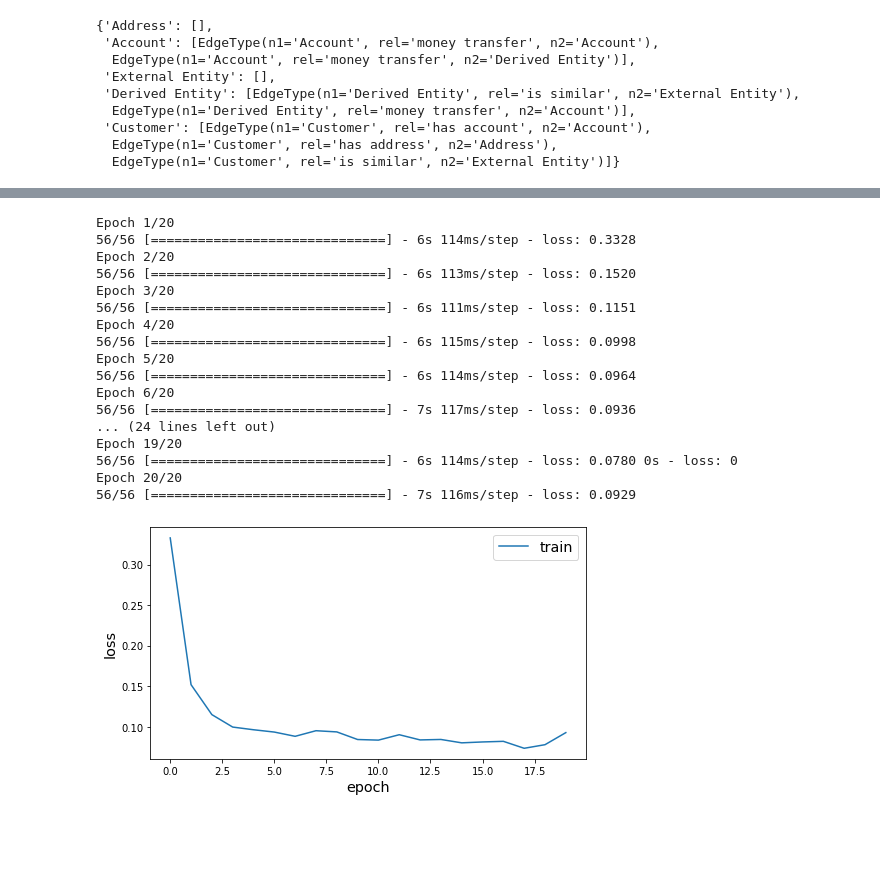
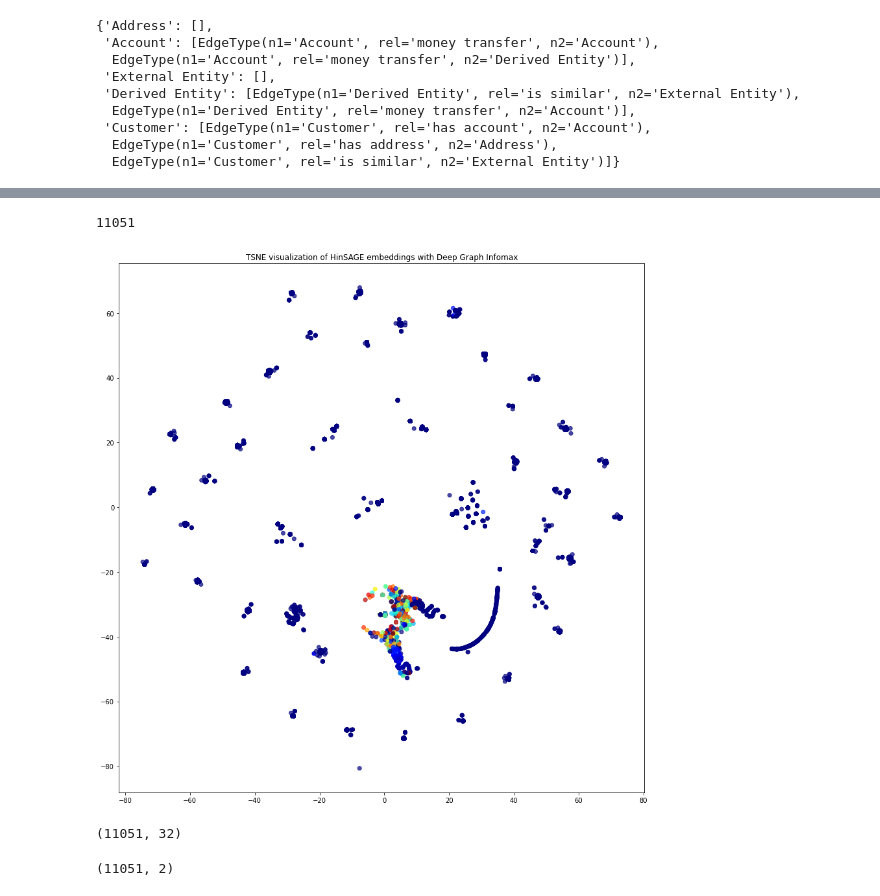
Before and after one commit to merklefruit/hpc2020-graphML, a Jupyter notebook: notebooks/HINSAGE #1.ipynb, the cells around one changed output, grey strips where cells are left out. Cells and saved outputs as stored; diff of their text form; code cells hidden in the pictures; blank space fills up the shorter version.

```diff
--- a/notebooks/HINSAGE #1.ipynb
+++ b/notebooks/HINSAGE #1.ipynb
@@ -183,0 +210,8 @@ def run_deep_graph_infomax(base_model, generator, epochs):
+# %%
+emb_model = Model(inputs=x_emb_in, outputs=x_emb_out)
+all_embeddings = emb_model.predict(
+    #use a heterogeneous generator...
+    generator.flow(G.nodes(node_type="Account"))
+)
+# %%
+embeddings_2d = pd.DataFrame(TSNE(n_components=2).fit_transform(all_embeddings), index=G.nodes(node_type="Account"))
@@ -184 +227,37 @@ def run_deep_graph_infomax(base_model, generator, epochs):
+# %%
+# draw the points
+node_ids = G.nodes(node_type="Account").tolist()
+ext_targets = v_sample.loc[[int(node_id) for node_id in node_ids]].ExtendedCaseGraphID
+
+label_map = {l: i*10 for i, l in enumerate(np.unique(ext_targets), start=10) if pd.notna(l)}
+node_colours = [label_map[target] if pd.notna(target) else 0 for target in ext_targets]
+# %%
+len(node_ids)
+# %% [output]
+11051
+# %%
+alpha = 0.7
+
+
+fig, ax = plt.subplots(figsize=(15, 15))
+ax.scatter(
+    embeddings_2d[0],
+    embeddings_2d[1],
+    c=node_colours,
+    cmap="jet",
+    alpha=alpha,
+)
+ax.set(aspect="equal")
+plt.title("TSNE visualization of HinSAGE embeddings with Deep Graph Infomax")
+plt.show()
+# %% [output]
+[figure, added]
+# %%
+all_embeddings.shape
+# %% [output]
+(11051, 32)
+# %%
+embeddings_2d.shape
+# %% [output]
+(11051, 2)
 # %%
@@ -210,26 +289,3 @@ def run_classify(x_emb_in, x_emb_out, train_ID, test_ID):
     acc = (y_pred == ordered_test_subjects).mean()
 
     return acc, x_emb_out
-# %%
-# Deep Graph Infomax
-
-x_emb_in, x_emb_out = run_deep_graph_infomax(hinsage, generator, epochs=epochs)
-# %% [output]
-Epoch 1/20
-56/56 [==============================] - 6s 114ms/step - loss: 0.3328
-Epoch 2/20
-56/56 [==============================] - 6s 113ms/step - loss: 0.1520
-Epoch 3/20
-56/56 [==============================] - 6s 111ms/step - loss: 0.1151
-Epoch 4/20
-56/56 [==============================] - 6s 115ms/step - loss: 0.0998
-Epoch 5/20
-56/56 [==============================] - 6s 114ms/step - loss: 0.0964
-Epoch 6/20
-56/56 [==============================] - 7s 117ms/step - loss: 0.0936
-... (24 lines left out)
-Epoch 19/20
-56/56 [==============================] - 6s 114ms/step - loss: 0.0780 0s - loss: 0
-Epoch 20/20
-56/56 [==============================] - 7s 116ms/step - loss: 0.0929
-[figure, removed]
```
Also changed, not shown: parts of 12 cells of this notebook, 13 other files.
